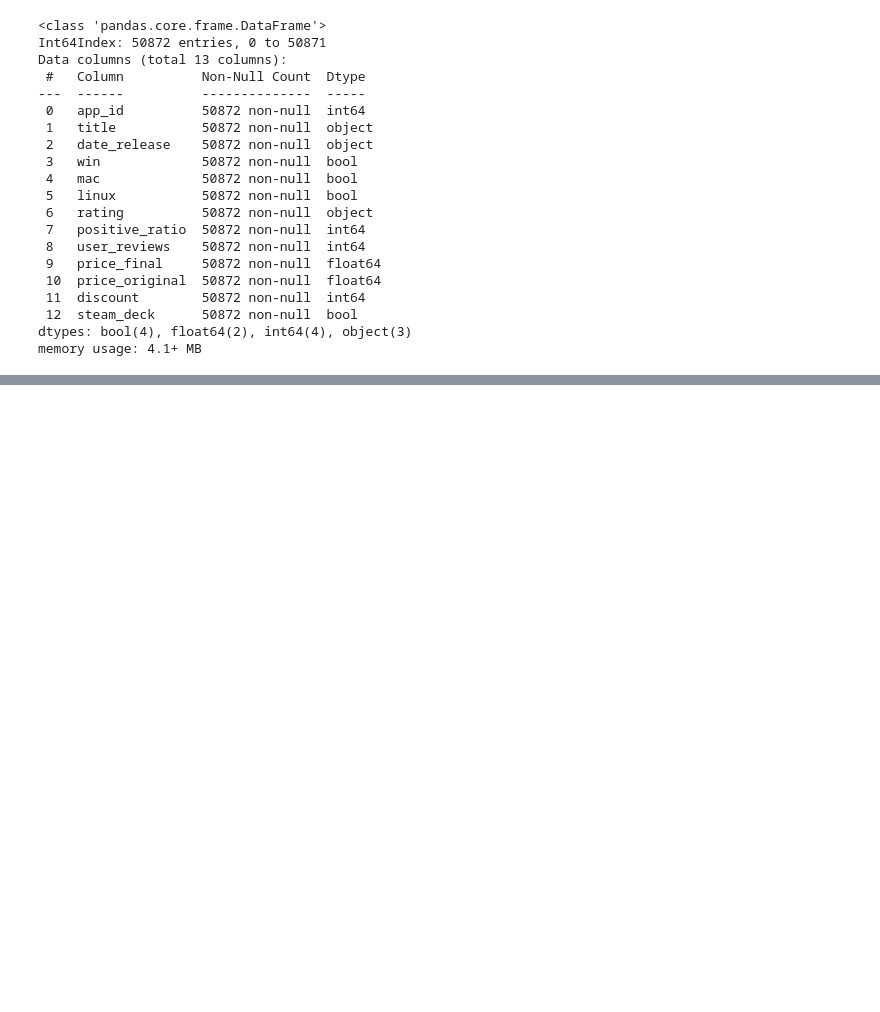
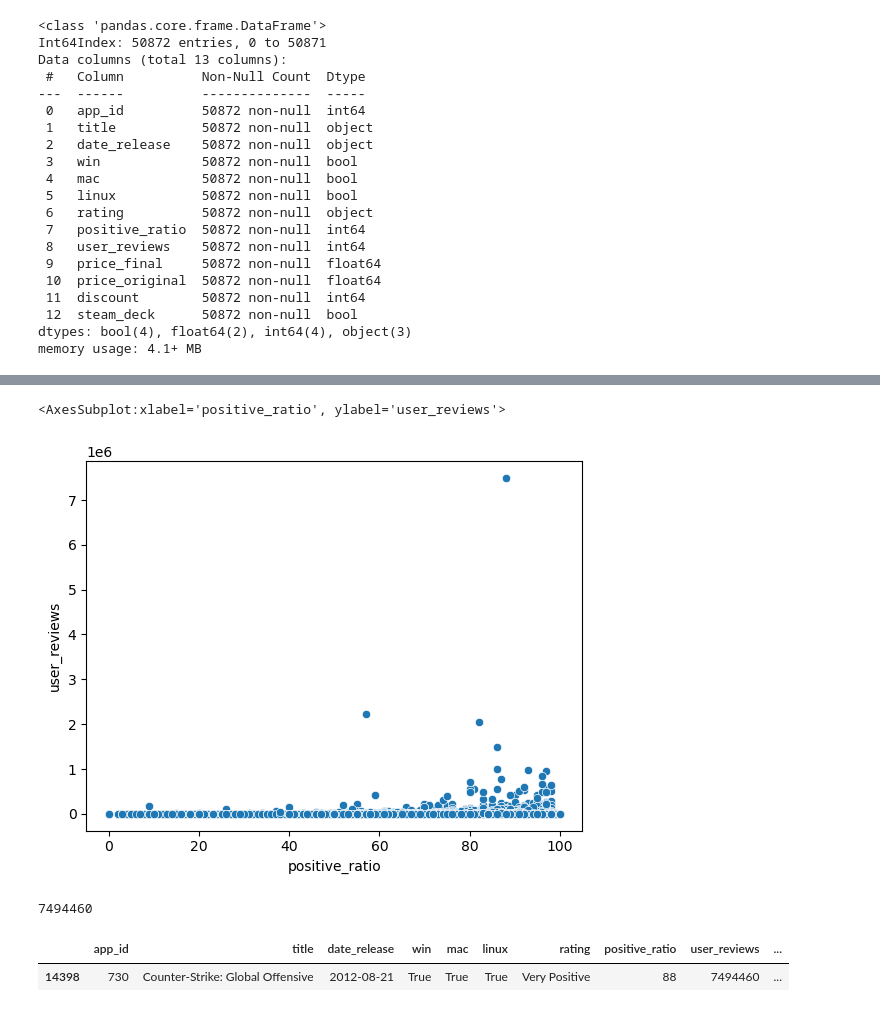
Before and after one commit to CrunchySweet/AI, a Jupyter notebook: Semester1/Games/Games EXIT.ipynb, the cells around one changed output, grey strips where cells are left out. Drawn from its saved outputs; the diff is of its cells as text; code cells hidden in the pictures; blank space fills up the shorter version.

```diff
--- a/Semester1/Games/Games EXIT.ipynb
+++ b/Semester1/Games/Games EXIT.ipynb
@@ -35,0 +45,14 @@ memory usage: 4.1+ MB
+# %%
+sns.scatterplot(data= df, x="positive_ratio", y="user_reviews")
+# %% [output]
+<AxesSubplot:xlabel='positive_ratio', ylabel='user_reviews'>
+[figure, added]
+# %%
+df['user_reviews'].max()
+# %% [output]
+7494460
+# %%
+df[df['user_reviews']==7494460]
+# %% [output]
+|  | app_id | title | date_release | win | mac | linux | rating | positive_ratio | user_reviews | ... |
+| 14398 | 730 | Counter-Strike: Global Offensive | 2012-08-21 | True | True | True | Very Positive | 88 | 7494460 | ... |
```
Also changed, not shown: parts of 5 cells of this notebook.
